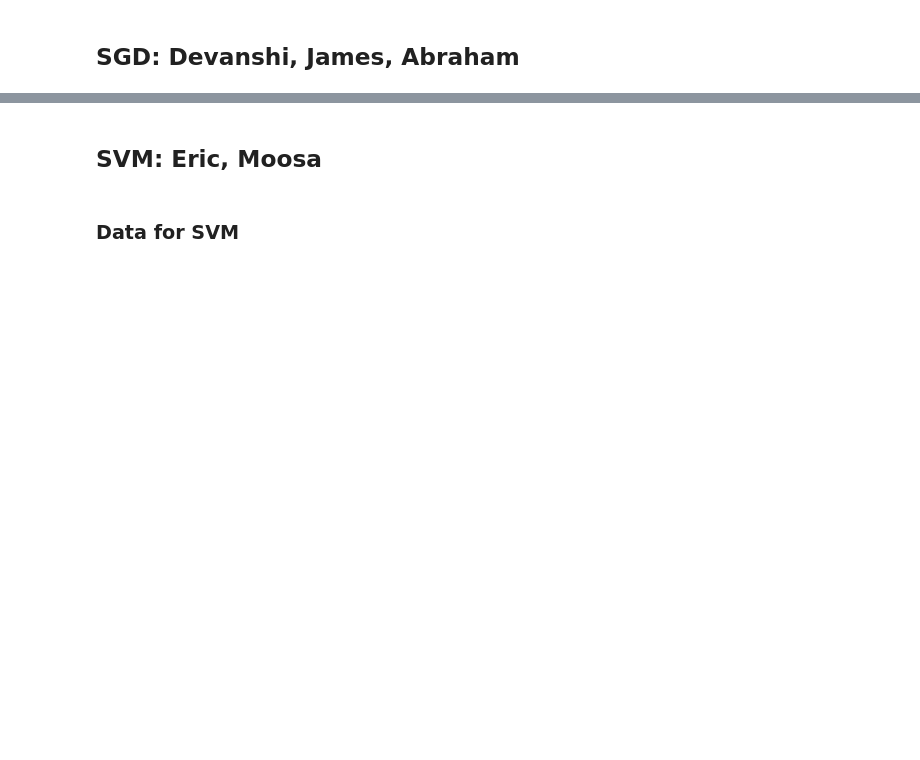
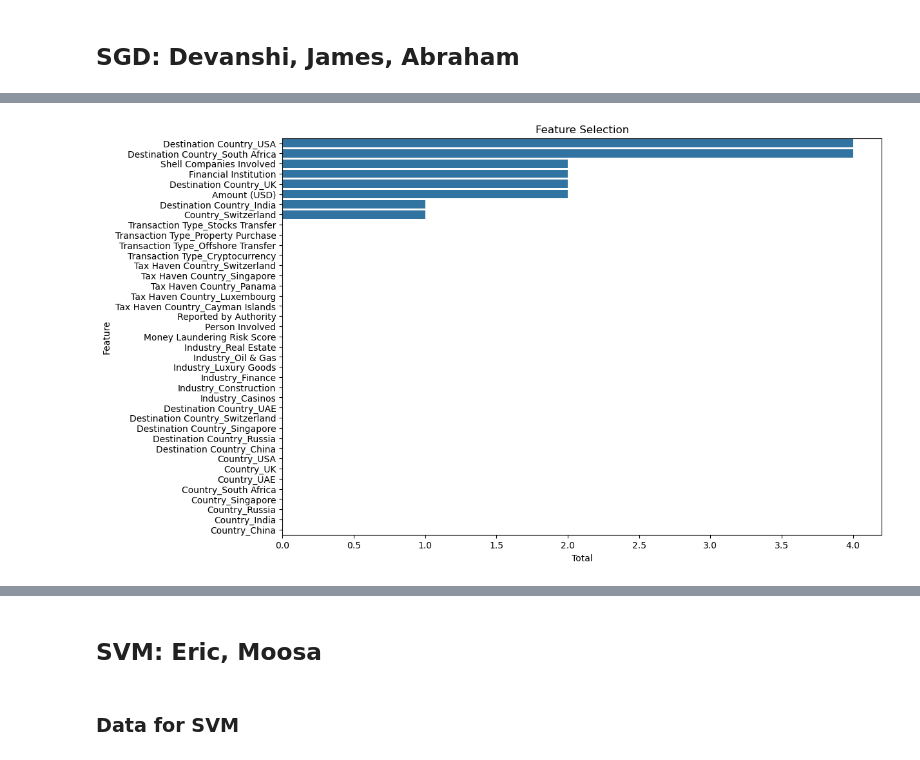
Before and after one commit to ericrlessa/ai-group, a Jupyter notebook: Term Project Code Final.ipynb, the cells around one changed output, grey strips where cells are left out. Drawn from its saved outputs; the diff is of its cells as text; code cells hidden in the pictures; blank space fills up the shorter version.

```diff
--- a/Term Project Code Final.ipynb
+++ b/Term Project Code Final.ipynb
@@ -761,0 +774,7 @@ KeyboardInterrupt:
+# %%
+# Stochastic Gradient Descent
+from sklearn.pipeline import make_pipeline
+#SGD
+df_SGD = df.copy()
+df_SGD_S = scale_features(df_SGD, features_to_modify)
+df_SGD_N = normalize_features(df_SGD, features_to_modify)
@@ -761,0 +1029,12 @@ KeyboardInterrupt:
+# %%
+b_features_list = []
+feature_selection_df_list = []
+X = df_SGD_N.drop('Source of Money', axis=1)
+y = df_SGD_N['Source of Money']
+X_resampled, X_test, y_resampled, y_test = Undersampling(X,y,test_size = 0.2)
+num_feats = 20
+for num in range(0, num_feats):
+    methods = ['pearson', 'chi-square', 'rfe', 'log-reg', 'rf', 'lgbm']
+    best_features, feature_selection_df = autoFeatureSelector(X_resampled, y_resampled, num+1, methods)
+    b_features_list.append(best_features)
+    feature_selection_df_list.append(feature_selection_df)
@@ -761,0 +1180,8 @@ KeyboardInterrupt:
+# %%
+#visualize the results
+plt.figure(figsize=(12, 8))
+sns.barplot(x='Total', y='Feature', data=feature_selection_df_list[best_model])
+plt.title('Feature Selection')
+plt.show()
+# %% [output]
+[figure, added]
```
Also changed, not shown: parts of 13 cells of this notebook.
